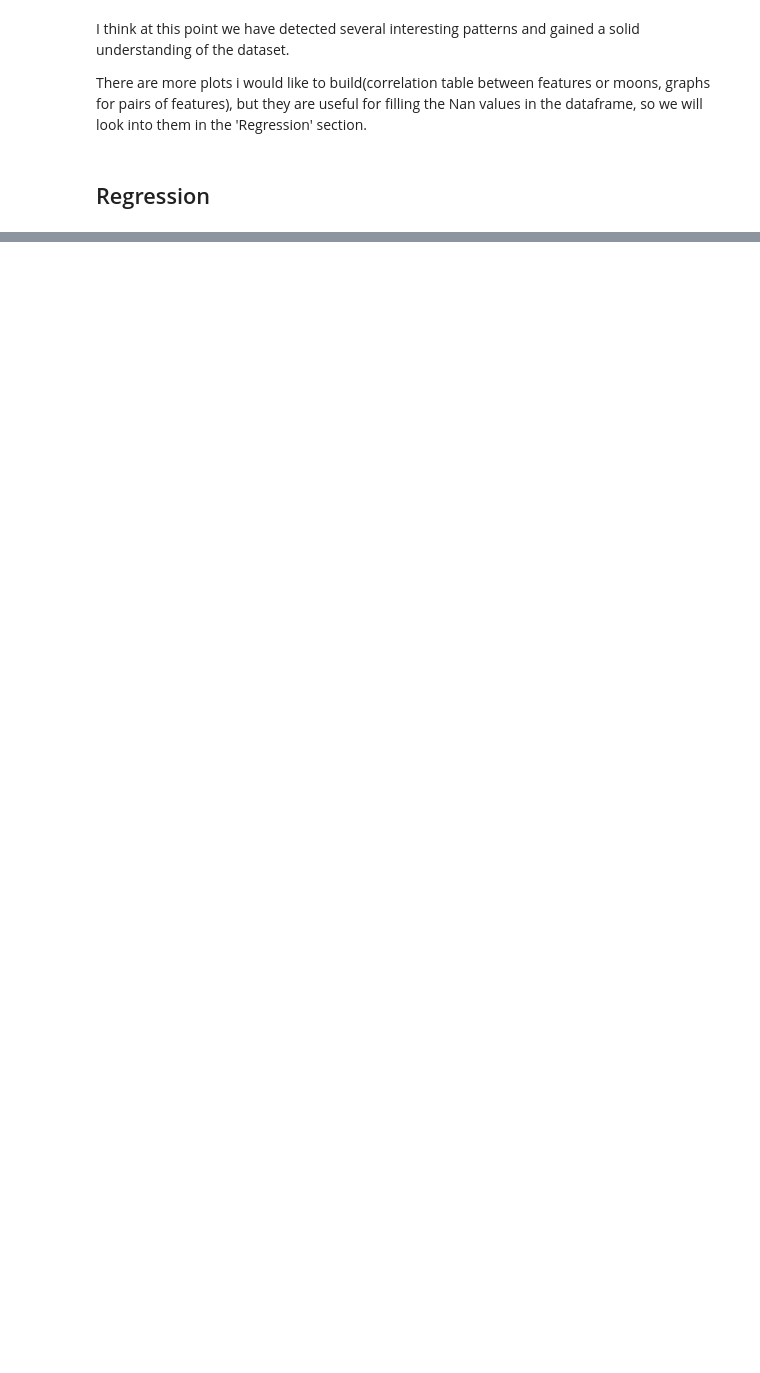
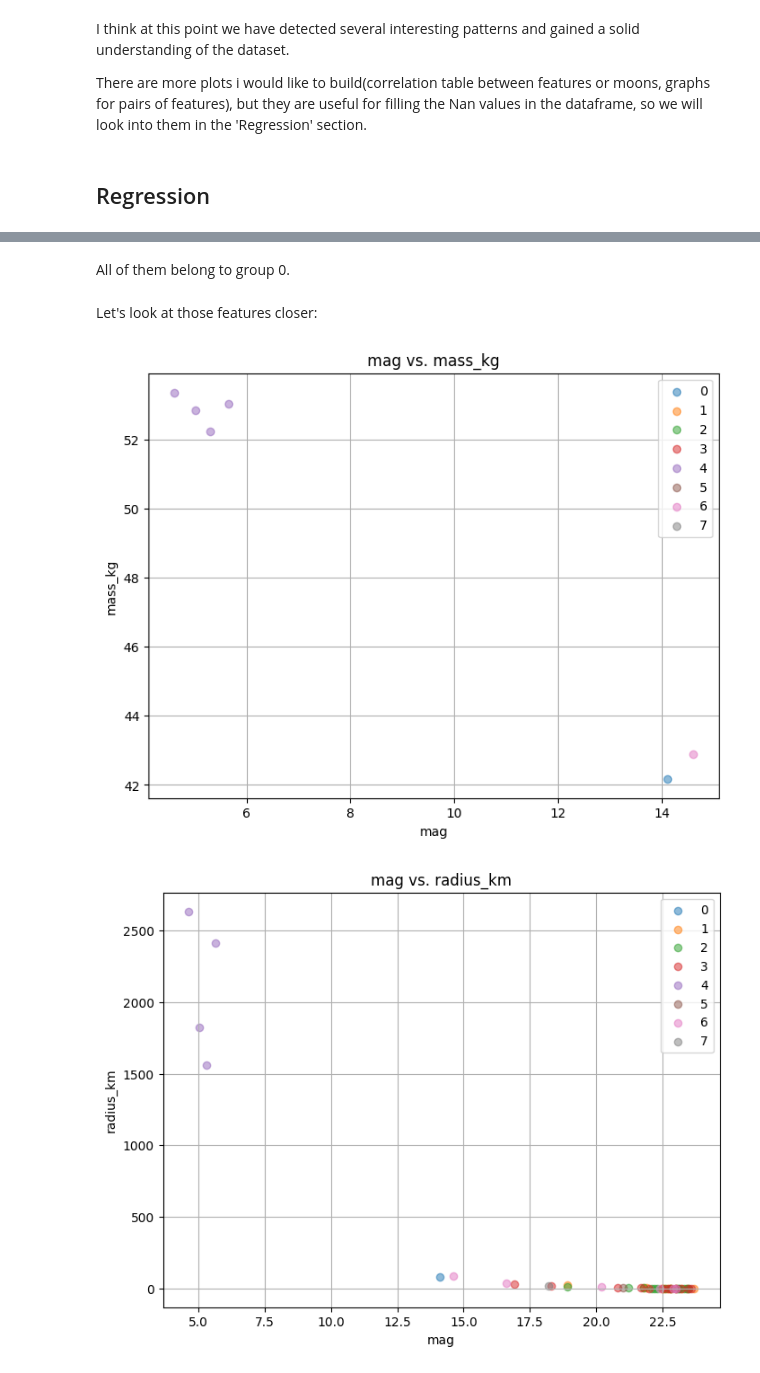
Before and after one commit to lt22412/jupiters_moons_project, a Jupyter notebook: jupiter_analysis.ipynb, the cells around one changed output, grey strips where cells are left out. Saved outputs shown, nothing was run; the diff lists cells and outputs as text; code cells hidden in the pictures; blank space fills up the shorter version.

```diff
--- a/jupiter_analysis.ipynb
+++ b/jupiter_analysis.ipynb
@@ -466,0 +543,16 @@ The aim here is to fill missing nan values in mag and mass features, they perhap
+# %% [markdown]
+All of them belong to group 0.
+# %% [markdown]
+Let's look at those features closer:
+# %%
+
+
+moons.plot_columns('mag','mass_kg',use_group=True)
+moons.plot_columns('mag','radius_km',use_group=True)
+moons.plot_columns('mag','distance_km',use_group=True)
+moons.plot_columns('mag','period_days',use_group=True)
+moons.plot_columns('mag','inclination_deg',use_group=True)
+moons.plot_columns('mag','ecc',use_group=True)
+# %% [output]
+[figure, added]
+[figure, added]
```
Also changed, not shown: parts of 31 cells of this notebook, 1 other file.
